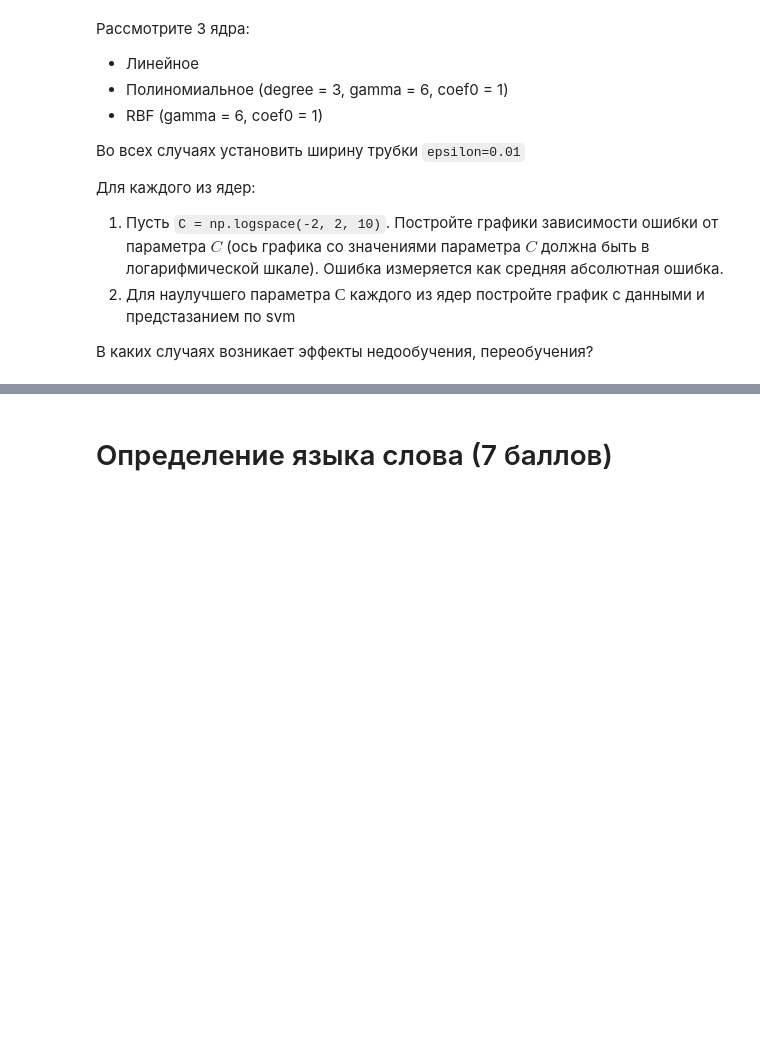
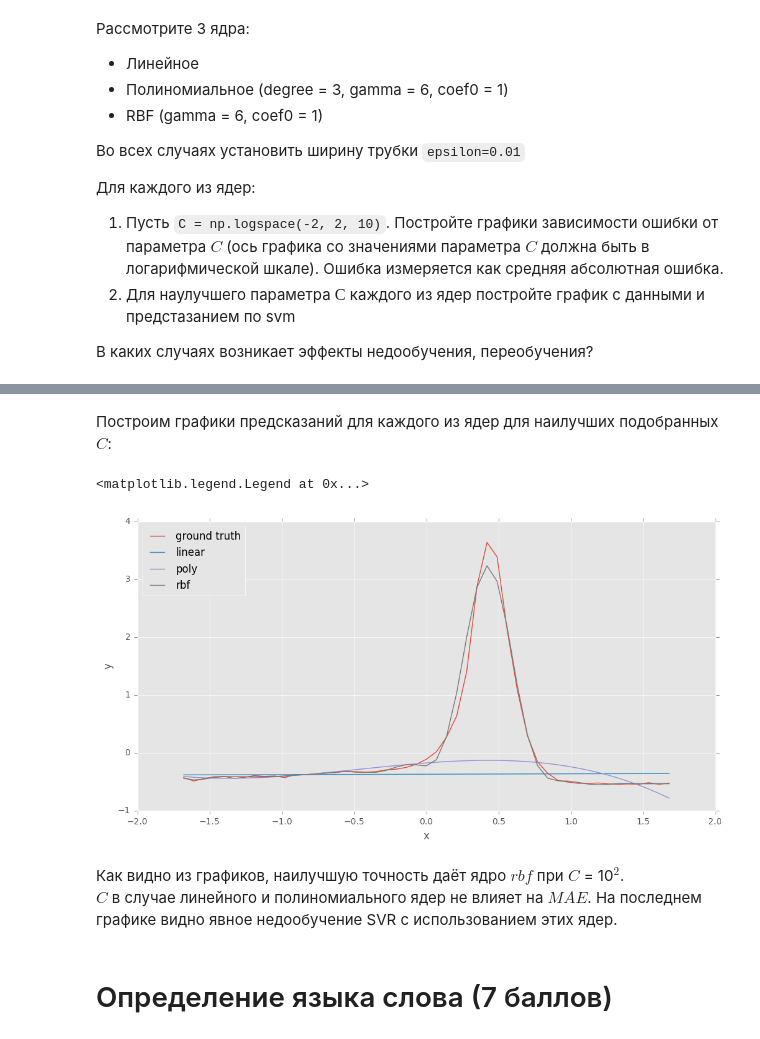
Before and after one commit to sergotail/homeworks, a Jupyter notebook: DM_1/hw5-svm/hw5-svm.ipynb, the cells around one changed output, grey strips where cells are left out. Drawn from its saved outputs; the diff is of its cells as text; code cells hidden in the pictures; blank space fills up the shorter version.

```diff
--- a/DM_1/hw5-svm/hw5-svm.ipynb
+++ b/DM_1/hw5-svm/hw5-svm.ipynb
@@ -205,3 +242,19 @@ from sklearn.metrics import mean_absolute_error
+# %% [markdown]
+Построим графики предсказаний для каждого из ядер для наилучших подобранных $C$:
+# %%
+plt.xlabel("x")
+plt.ylabel("y")
+plt.plot(X, y, label='ground truth')
+for kernel, C in best_C.iteritems():
+    svr = SVR(kernel=kernel, C=C, epsilon=epsilon, **kernels[kernel]).fit(X, y)
+    plt.plot(X, svr.predict(X), label=kernel)
+plt.legend(loc='upper left')
+# %% [output]
+<matplotlib.legend.Legend at 0x...>
+[figure, added]
+# %% [markdown]
+Как видно из графиков, наилучшую точность даёт ядро $rbf$ при $C$ = 10$^2$.<br>
+$C$ в случае линейного и полиномиального ядер не влияет на $MAE$. На последнем графике видно явное недообучение SVR с использованием этих ядер.
 # %% [markdown]
 # Определение языка слова (7 баллов)
 # %% [markdown]
```
Also changed, not shown: parts of 29 cells of this notebook.
